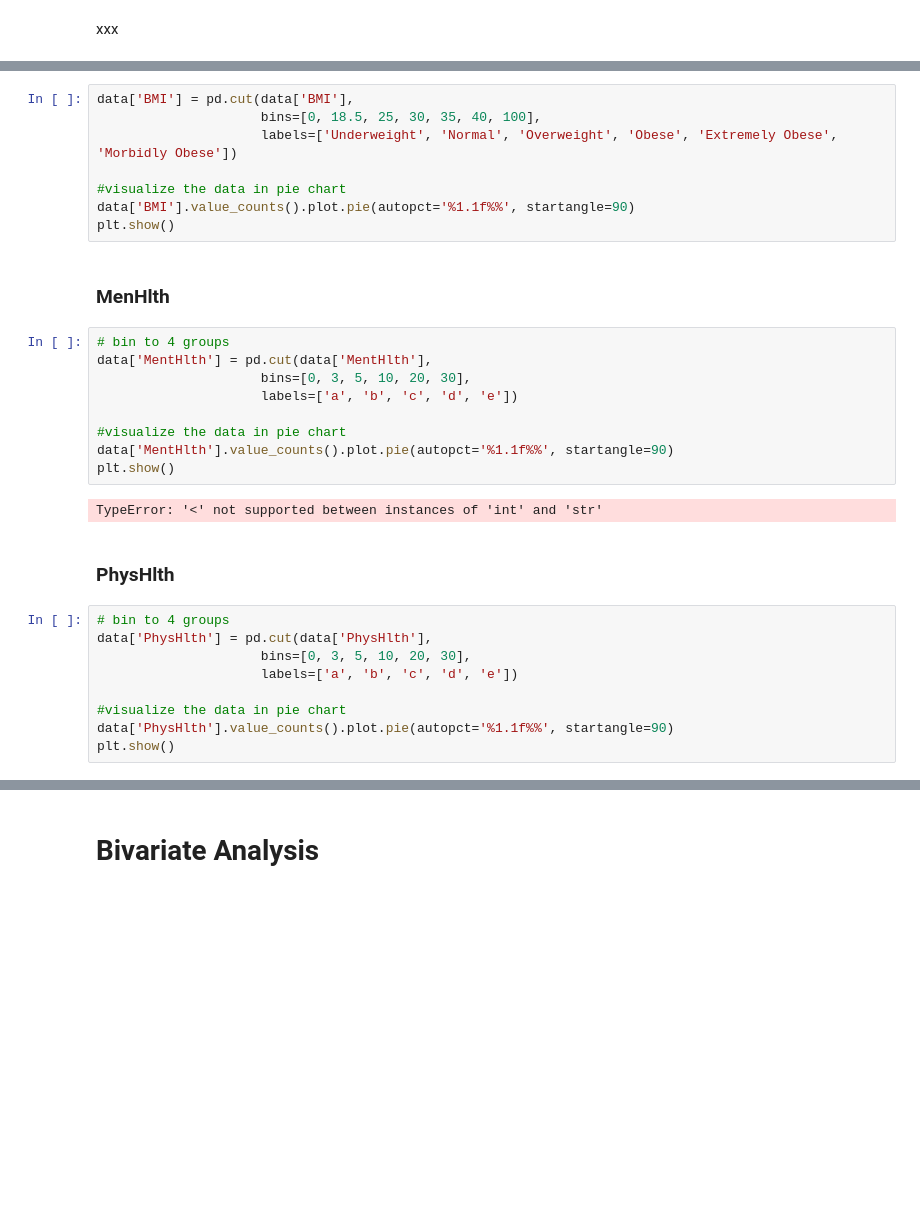
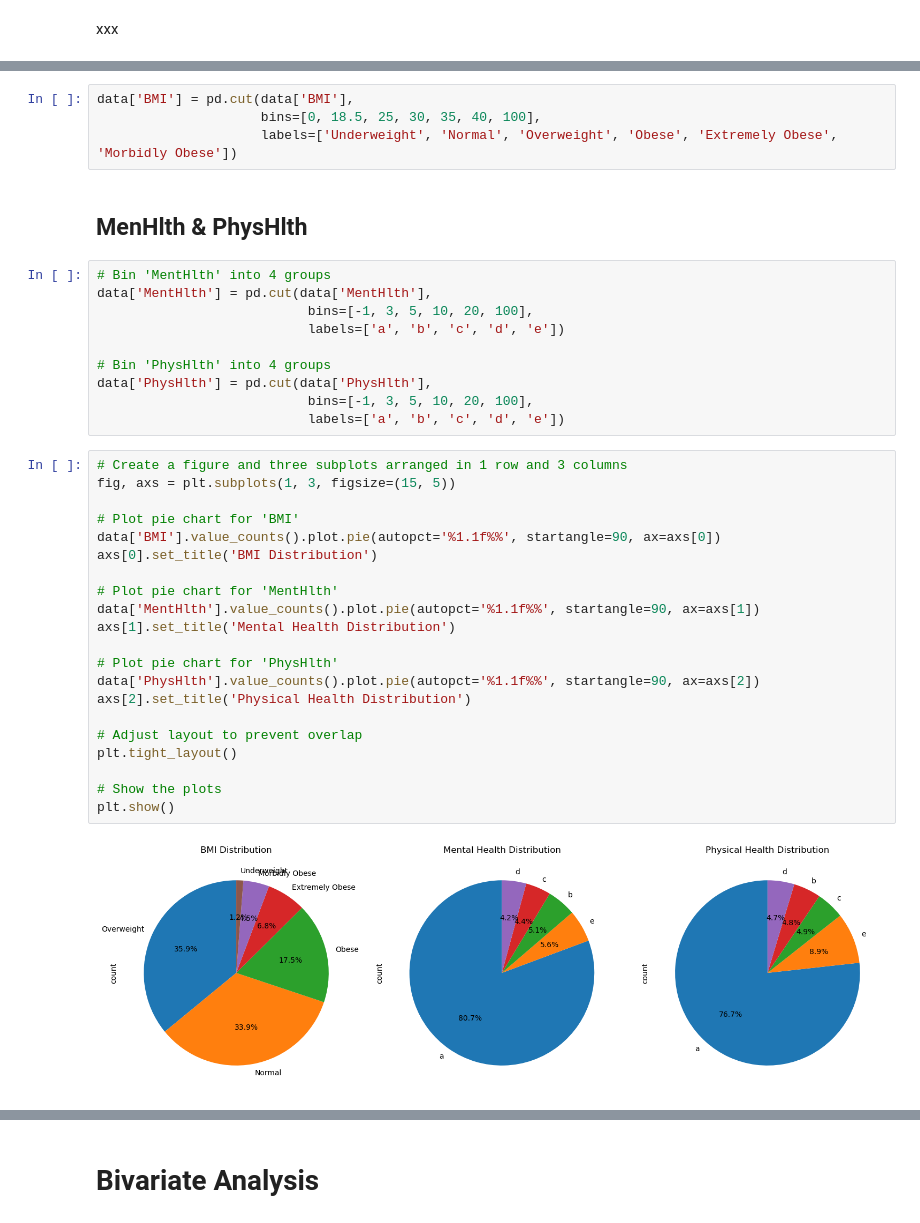
Before and after one commit to Nay-kun/kuliah-matkul-ml-project, a Jupyter notebook: reading-preprocessing.ipynb, the cells around one changed output, grey strips where cells are left out. Drawn from its saved outputs; the diff is of its cells as text; blank space fills up the shorter version.

Commit message:
tadu error

```diff
--- a/reading-preprocessing.ipynb
+++ b/reading-preprocessing.ipynb
@@ -88,31 +108,38 @@ xxx
 data['BMI'] = pd.cut(data['BMI'],
                      bins=[0, 18.5, 25, 30, 35, 40, 100],
                      labels=['Underweight', 'Normal', 'Overweight', 'Obese', 'Extremely Obese', 'Morbidly Obese'])
-
-#visualize the data in pie chart
-data['BMI'].value_counts().plot.pie(autopct='%1.1f%%', startangle=90)
-plt.show()
 # %% [markdown]
-### MenHlth
+## MenHlth & PhysHlth
 # %%
-# bin to 4 groups
+# Bin 'MentHlth' into 4 groups
 data['MentHlth'] = pd.cut(data['MentHlth'],
-                     bins=[0, 3, 5, 10, 20, 30],
-                     labels=['a', 'b', 'c', 'd', 'e'])
+                           bins=[-1, 3, 5, 10, 20, 100],
+                           labels=['a', 'b', 'c', 'd', 'e'])
 
-#visualize the data in pie chart
-data['MentHlth'].value_counts().plot.pie(autopct='%1.1f%%', startangle=90)
-plt.show()
+# Bin 'PhysHlth' into 4 groups
+data['PhysHlth'] = pd.cut(data['PhysHlth'],
+                           bins=[-1, 3, 5, 10, 20, 100],
+                           labels=['a', 'b', 'c', 'd', 'e'])
-# %% [output]
-TypeError: '<' not supported between instances of 'int' and 'str'
-# %% [markdown]
-### PhysHlth
-# %%
-# bin to 4 groups
-data['PhysHlth'] = pd.cut(data['PhysHlth'],
-                     bins=[0, 3, 5, 10, 20, 30],
-                     labels=['a', 'b', 'c', 'd', 'e'])
-
-#visualize the data in pie chart
-data['PhysHlth'].value_counts().plot.pie(autopct='%1.1f%%', startangle=90)
-plt.show()
+# %%
+# Create a figure and three subplots arranged in 1 row and 3 columns
+fig, axs = plt.subplots(1, 3, figsize=(15, 5))
+
+# Plot pie chart for 'BMI'
+data['BMI'].value_counts().plot.pie(autopct='%1.1f%%', startangle=90, ax=axs[0])
+axs[0].set_title('BMI Distribution')
+
+# Plot pie chart for 'MentHlth'
+data['MentHlth'].value_counts().plot.pie(autopct='%1.1f%%', startangle=90, ax=axs[1])
+axs[1].set_title('Mental Health Distribution')
+
+# Plot pie chart for 'PhysHlth'
+data['PhysHlth'].value_counts().plot.pie(autopct='%1.1f%%', startangle=90, ax=axs[2])
+axs[2].set_title('Physical Health Distribution')
+
+# Adjust layout to prevent overlap
+plt.tight_layout()
+
+# Show the plots
+plt.show()
+# %% [output]
+[figure, added]
```
Also changed, not shown: parts of 7 cells of this notebook, 1 other file.
